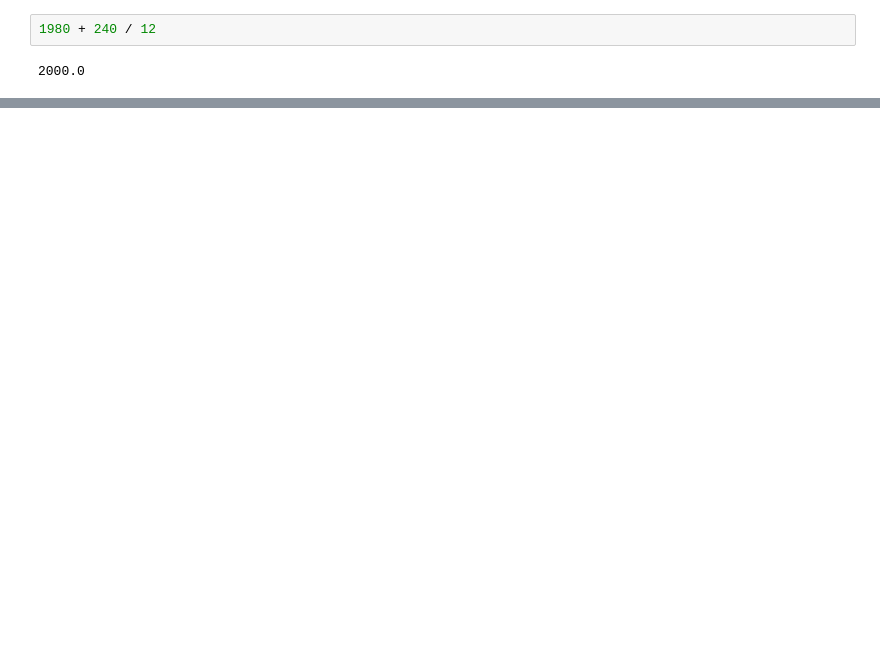
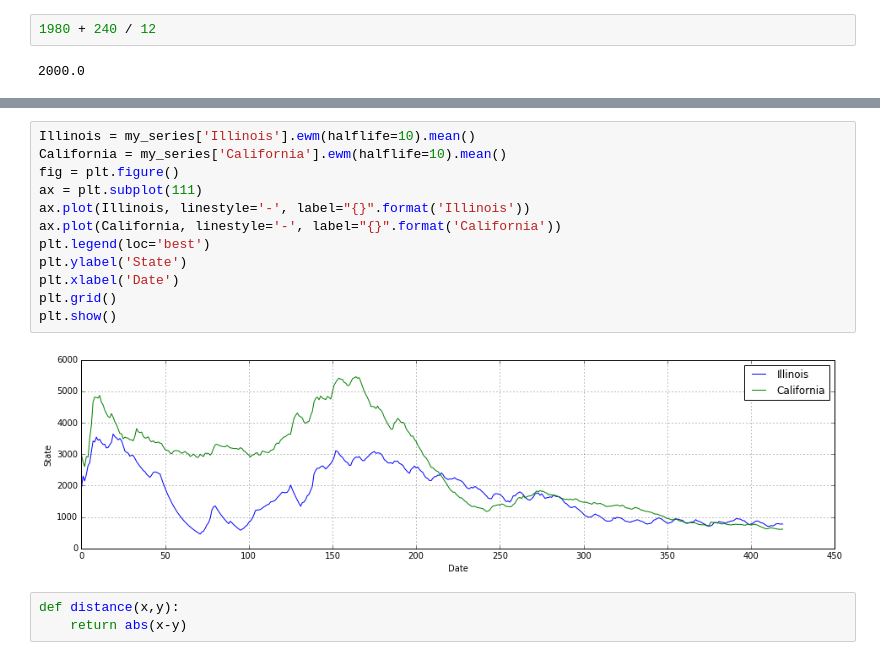
Before and after one commit to vslovik/dm, a Jupyter notebook: time_series/killbill4.ipynb, the cells around one changed output, grey strips where cells are left out. Drawn from its saved outputs; the diff is of its cells as text; blank space fills up the shorter version.

```diff
--- a/time_series/killbill4.ipynb
+++ b/time_series/killbill4.ipynb
@@ -546,0 +547,17 @@ clusters
+# %%
+Illinois = my_series['Illinois'].ewm(halflife=10).mean()
+California = my_series['California'].ewm(halflife=10).mean()
+fig = plt.figure()
+ax = plt.subplot(111)
+ax.plot(Illinois, linestyle='-', label="{}".format('Illinois'))
+ax.plot(California, linestyle='-', label="{}".format('California'))
+plt.legend(loc='best')
+plt.ylabel('State')
+plt.xlabel('Date')
+plt.grid()
+plt.show()
+# %% [output]
+[figure, added]
+# %%
+def distance(x,y):
+    return abs(x-y)
```
Also changed, not shown: parts of 19 cells of this notebook.
